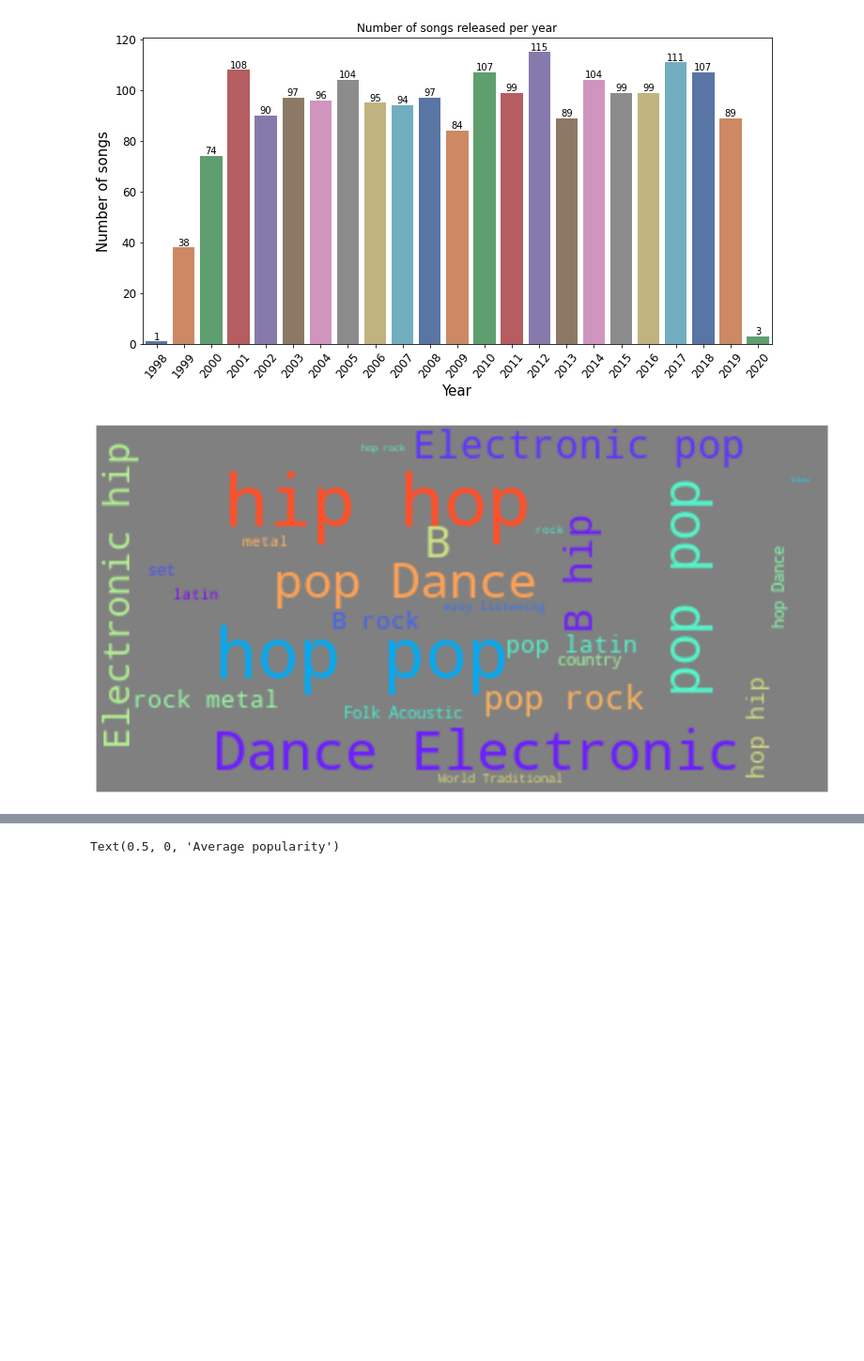
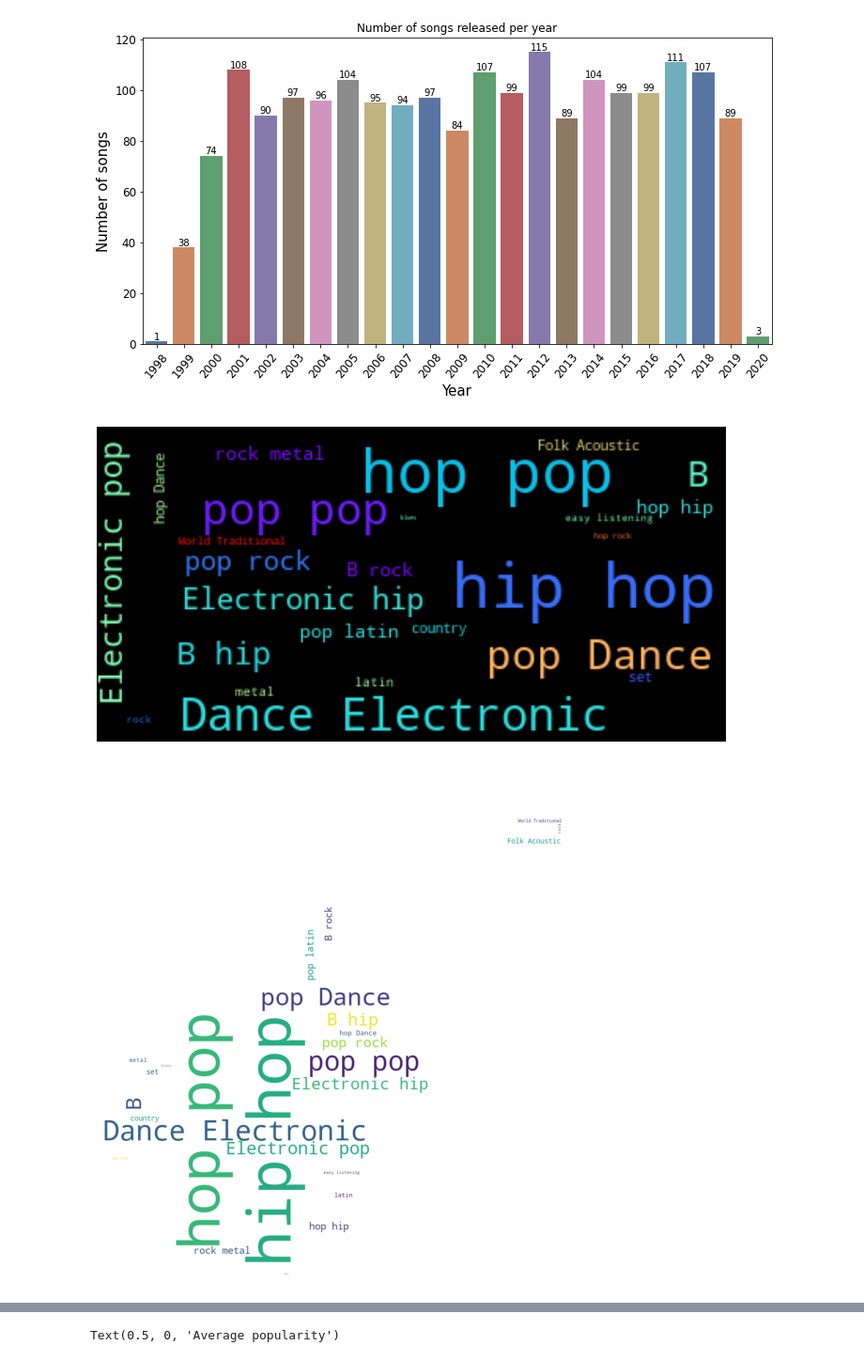
Before and after one commit to mphung1/Spotify-hits, a Jupyter notebook: SpotifyAnalysis.ipynb, the cells around one changed output, grey strips where cells are left out. Shown at 94% size. Drawn from its saved outputs; the diff is of its cells as text; code cells hidden in the pictures; blank space fills up the shorter version.

```diff
--- a/SpotifyAnalysis.ipynb
+++ b/SpotifyAnalysis.ipynb
@@ -25,10 +20,10 @@ pd.set_option("min_rows", 20)
 pd.set_option('display.max_rows', 100)
 pd.set_option('display.max_columns',None)
 
-path = '../Spotify_dataset'
+path = './data'
 # print(os.listdir(path))
 
-songs = pd.read_csv(path+'/songs_normalize.csv')
+songs = pd.read_csv(path+'/sample.csv')
 songs["duration_s"] = songs.duration_ms.apply(lambda x : round(x/1000))
 songs.drop("duration_ms", axis=1, inplace=True)
 print(songs)
@@ -186,35 +181,42 @@ plt.show()
 # %%
 # # Explore data about pop with scatterplot
 # pop = []
 
 # for i in range (0,2000):
 #     if songs.iloc[i]["genre"] == "pop":
 #         pop.append(songs.iloc[i]["artist"])
 
 # pop = np.array(pop)
 # pop.shape
 # sns.scatterplot(x="popularity", y="duration_s", data=songs)
 
 # Wordcloud of genres (https://towardsdatascience.com/simple-wordcloud-in-python-2ae54a9f58e5)
 from matplotlib import rcParams
 genre_list = songs['genre'].to_list()
 
 # https://www.geeksforgeeks.org/python-program-to-convert-a-list-to-string/
 genres = ' '.join(map(str,genre_list))
 
-rcParams['figure.figsize'] = (15,8)
+rcParams['figure.figsize'] = (12,8)
 wordcloud = WordCloud(stopwords = STOPWORDS, collocations=True,
-                      background_color='gray', colormap='rainbow',
+                      background_color='black', colormap='rainbow',
                      max_words=200, max_font_size=40).generate(genres)
 plt.imshow(wordcloud, interpolation='bilInear')
 plt.axis('off')
 plt.show()
 
 # Image wordcloud
-# from PIL import Image
-# mask = np.array(Image.open(""))
+from PIL import Image
+mask = np.array(Image.open('./mask_guitar.png'))
+wordcloud = WordCloud(background_color='white', max_words=200,
+                     mask=mask).generate(genres)
+plt.figure(figsize=(20,10))
+plt.imshow(wordcloud)
+plt.axis('off')
+plt.show()
 # %% [output]
-[figure, old version]
+[figure, new version]
+[figure, added]
 # %%
 # Correlation between features demonstrated in heatmap
 features = songs.drop(["artist", "song"], axis=1)
```
Also changed, not shown: parts of 7 cells of this notebook, 5 other files.
